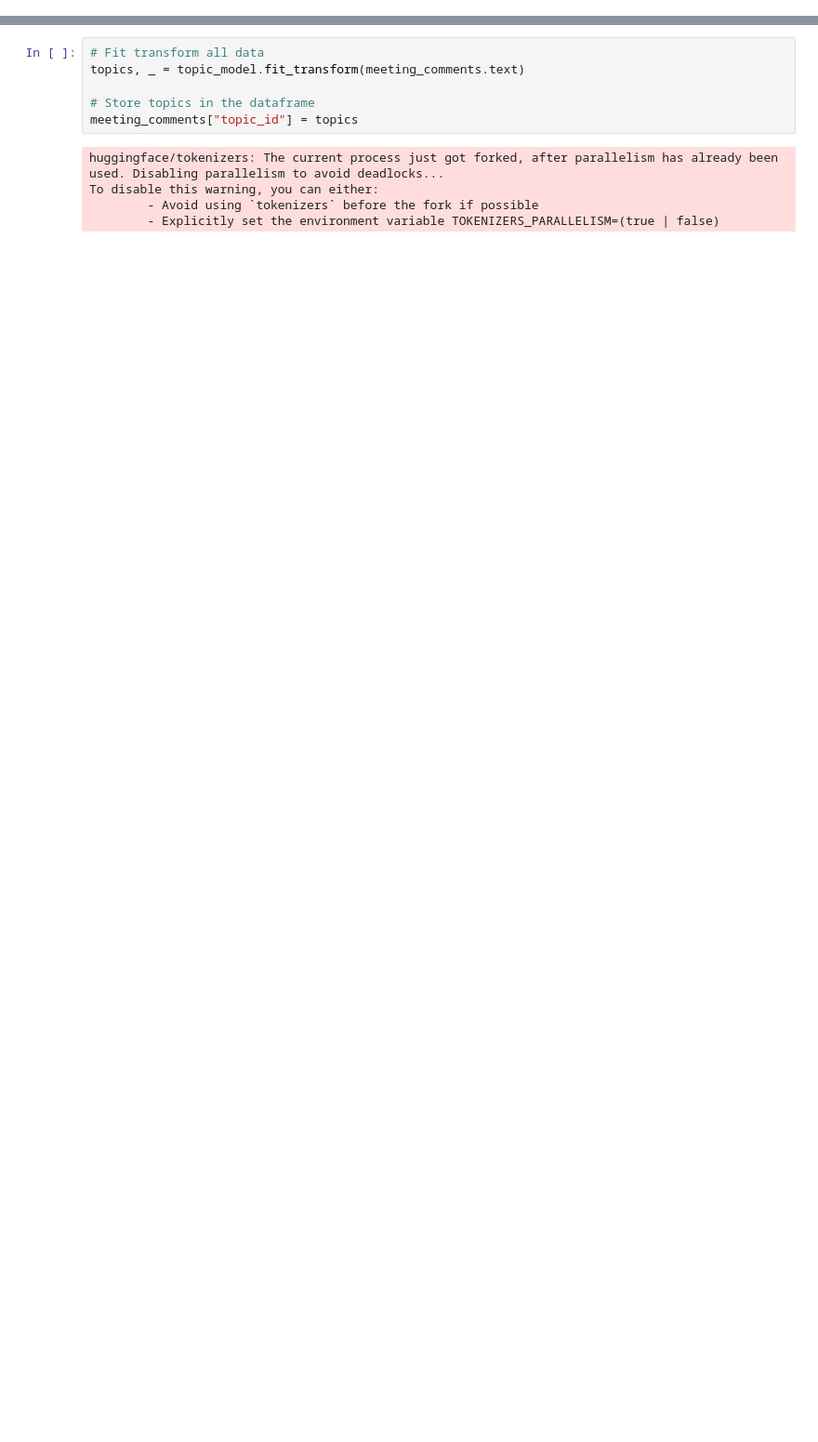
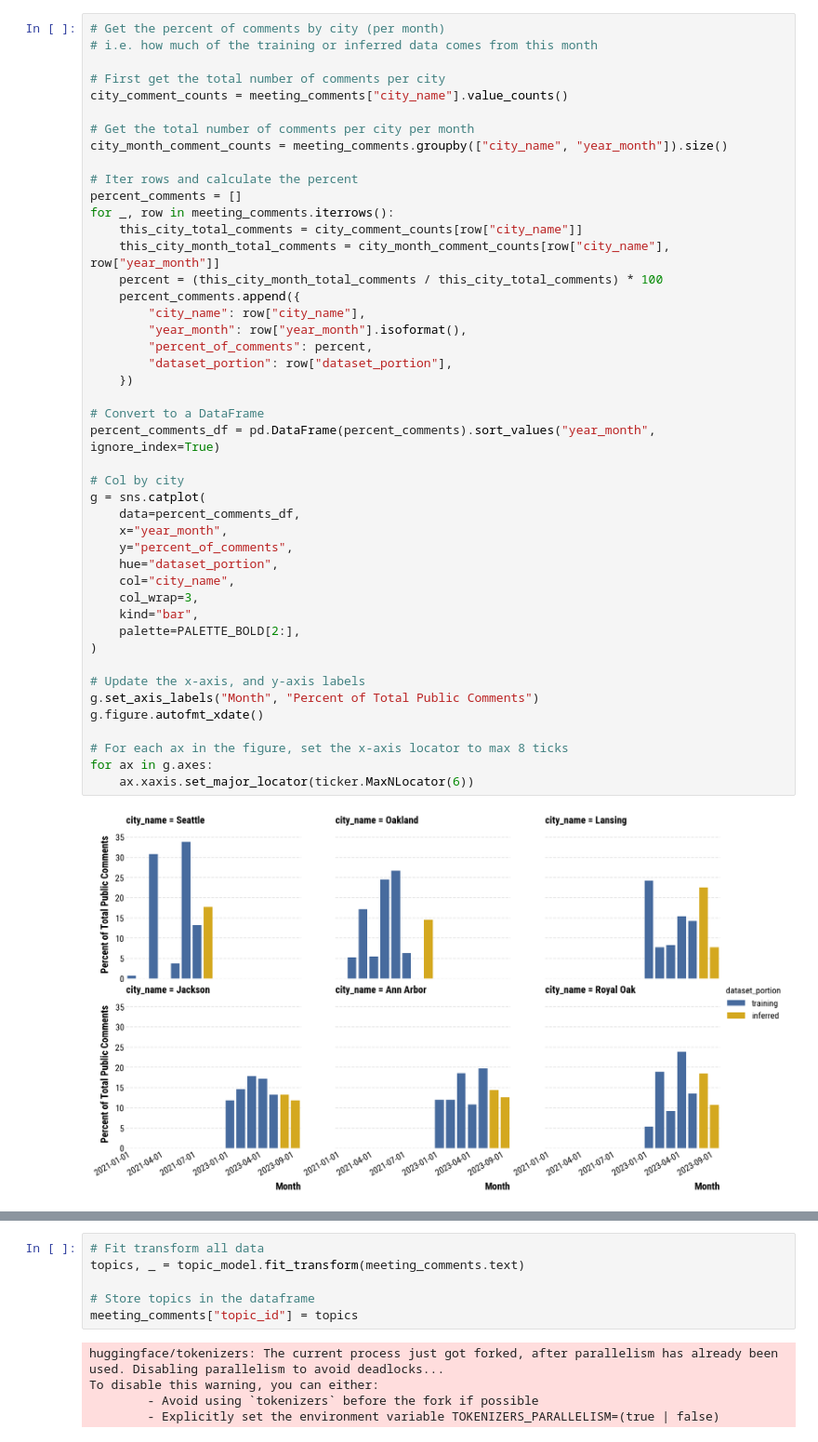
Before and after one commit to evamaxfield/cdp-public-comment-seg-prep, a Jupyter notebook: notebooks/eda.ipynb, the cells around one changed output, grey strips where cells are left out. Shown at 93% size. Drawn from its saved outputs; the diff is of its cells as text; blank space fills up the shorter version.

```diff
--- a/notebooks/eda.ipynb
+++ b/notebooks/eda.ipynb
@@ -123 +163,48 @@ meeting_comments = full_data[
+# %%
+# Get the percent of comments by city (per month)
+# i.e. how much of the training or inferred data comes from this month
+
+# First get the total number of comments per city
+city_comment_counts = meeting_comments["city_name"].value_counts()
+
+# Get the total number of comments per city per month
+city_month_comment_counts = meeting_comments.groupby(["city_name", "year_month"]).size()
+
+# Iter rows and calculate the percent
+percent_comments = []
+for _, row in meeting_comments.iterrows():
+    this_city_total_comments = city_comment_counts[row["city_name"]]
+    this_city_month_total_comments = city_month_comment_counts[row["city_name"], row["year_month"]]
+    percent = (this_city_month_total_comments / this_city_total_comments) * 100
+    percent_comments.append({
+        "city_name": row["city_name"],
+        "year_month": row["year_month"].isoformat(),
+        "percent_of_comments": percent,
+        "dataset_portion": row["dataset_portion"],
+    })
+
+# Convert to a DataFrame
+percent_comments_df = pd.DataFrame(percent_comments).sort_values("year_month", ignore_index=True)
+
+# Col by city
+g = sns.catplot(
+    data=percent_comments_df,
+    x="year_month",
+    y="percent_of_comments",
+    hue="dataset_portion",
+    col="city_name",
+    col_wrap=3,
+    kind="bar",
+    palette=PALETTE_BOLD[2:],
+)
+
+# Update the x-axis, and y-axis labels
+g.set_axis_labels("Month", "Percent of Total Public Comments")
+g.figure.autofmt_xdate()
+
+# For each ax in the figure, set the x-axis locator to max 8 ticks
+for ax in g.axes:
+    ax.xaxis.set_major_locator(ticker.MaxNLocator(6))
+# %% [output]
+[figure, added]
 # %%
```
Also changed, not shown: parts of 19 cells of this notebook, 1 other file.
